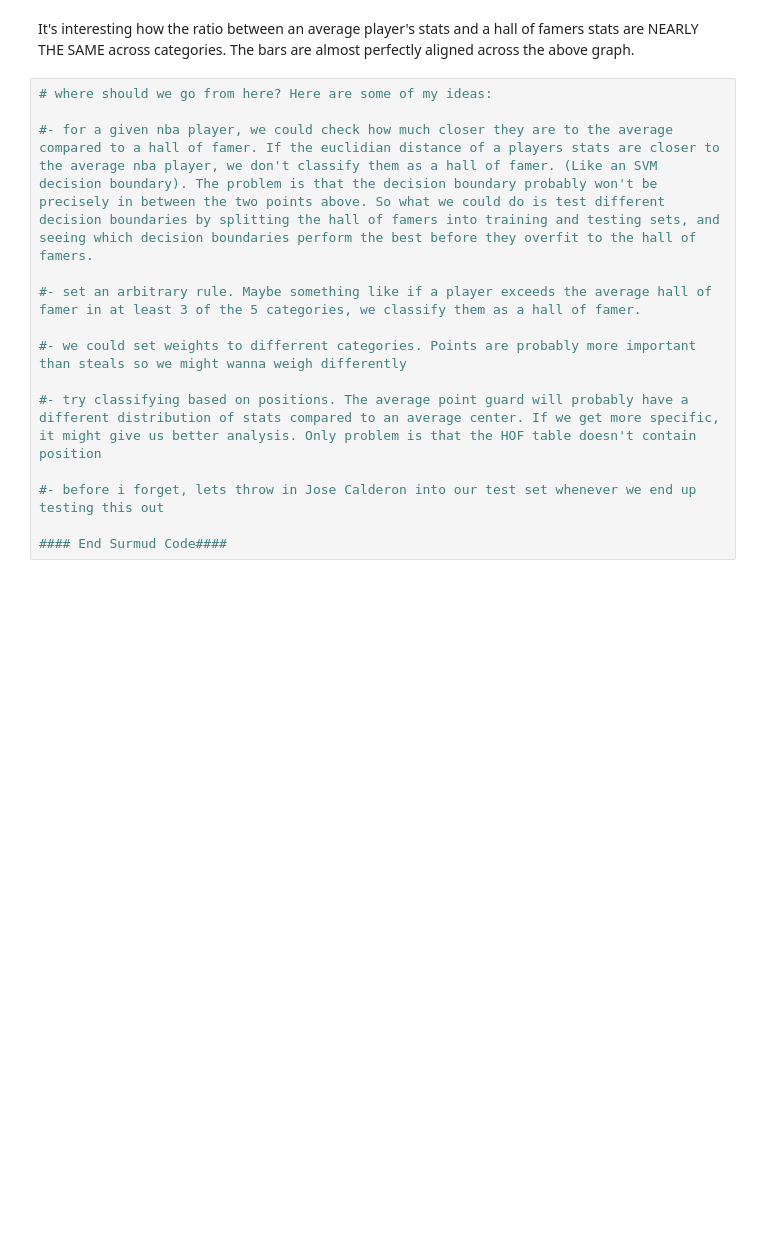
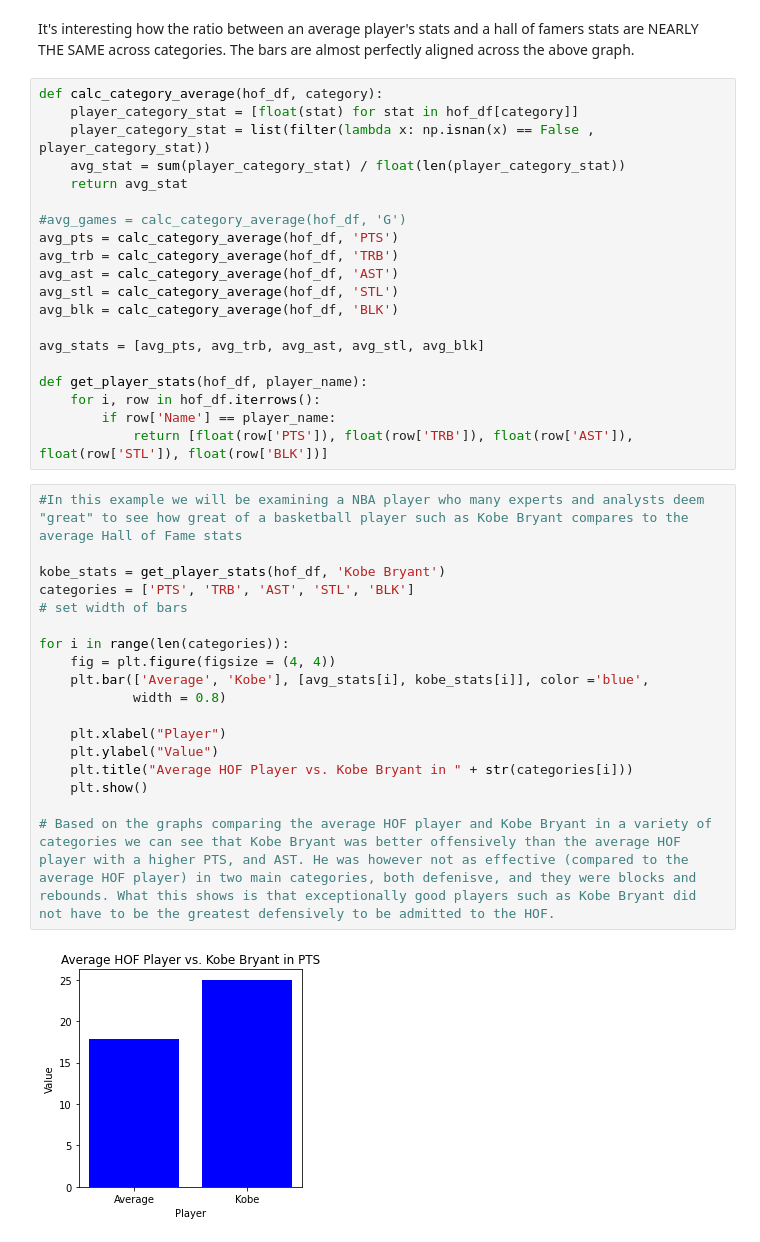
Before and after one commit to surmud/NBA-Hall-of-fame-predictor, a Jupyter notebook: hof.ipynb, the cells around one changed output. Drawn from its saved outputs; the diff is of its cells as text; blank space fills up the shorter version.

```diff
--- a/hof.ipynb
+++ b/hof.ipynb
@@ -191,17 +191,43 @@ Text(0.5, 1.0, 'Steals')
 [figure]
 # %% [markdown]
 It's interesting how the ratio between an average player's stats and a hall of famers stats are NEARLY THE SAME across categories. The bars are almost perfectly aligned across the above graph.
-# %%
-# where should we go from here? Here are some of my ideas:
-
-#- for a given nba player, we could check how much closer they are to the average compared to a hall of famer. If the euclidian distance of a players stats are closer to the average nba player, we don't classify them as a hall of famer. (Like an SVM decision boundary). The problem is that the decision boundary probably won't be precisely in between the two points above. So what we could do is test different decision boundaries by splitting the hall of famers into training and testing sets, and seeing which decision boundaries perform the best before they overfit to the hall of famers.
-
-#- set an arbitrary rule. Maybe something like if a player exceeds the average hall of famer in at least 3 of the 5 categories, we classify them as a hall of famer.
-
-#- we could set weights to differrent categories. Points are probably more important than steals so we might wanna weigh differently
-
-#- try classifying based on positions. The average point guard will probably have a different distribution of stats compared to an average center. If we get more specific, it might give us better analysis. Only problem is that the HOF table doesn't contain position
-
-#- before i forget, lets throw in Jose Calderon into our test set whenever we end up testing this out
-
-#### End Surmud Code####
+# %%
+def calc_category_average(hof_df, category):
+    player_category_stat = [float(stat) for stat in hof_df[category]]
+    player_category_stat = list(filter(lambda x: np.isnan(x) == False , player_category_stat))
+    avg_stat = sum(player_category_stat) / float(len(player_category_stat))
+    return avg_stat
+
+#avg_games = calc_category_average(hof_df, 'G')
+avg_pts = calc_category_average(hof_df, 'PTS')
+avg_trb = calc_category_average(hof_df, 'TRB')
+avg_ast = calc_category_average(hof_df, 'AST')
+avg_stl = calc_category_average(hof_df, 'STL')
+avg_blk = calc_category_average(hof_df, 'BLK')
+
+avg_stats = [avg_pts, avg_trb, avg_ast, avg_stl, avg_blk]
+
+def get_player_stats(hof_df, player_name):
+    for i, row in hof_df.iterrows():
+        if row['Name'] == player_name:
+            return [float(row['PTS']), float(row['TRB']), float(row['AST']), float(row['STL']), float(row['BLK'])]
+# %%
+#In this example we will be examining a NBA player who many experts and analysts deem "great" to see how great of a basketball player such as Kobe Bryant compares to the average Hall of Fame stats
+
+kobe_stats = get_player_stats(hof_df, 'Kobe Bryant')
+categories = ['PTS', 'TRB', 'AST', 'STL', 'BLK']
+# set width of bars
+
+for i in range(len(categories)):
+    fig = plt.figure(figsize = (4, 4))
+    plt.bar(['Average', 'Kobe'], [avg_stats[i], kobe_stats[i]], color ='blue',
+            width = 0.8)
+
+    plt.xlabel("Player")
+    plt.ylabel("Value")
+    plt.title("Average HOF Player vs. Kobe Bryant in " + str(categories[i]))
+    plt.show()
+
+# Based on the graphs comparing the average HOF player and Kobe Bryant in a variety of categories we can see that Kobe Bryant was better offensively than the average HOF player with a higher PTS, and AST. He was however not as effective (compared to the average HOF player) in two main categories, both defenisve, and they were blocks and rebounds. What this shows is that exceptionally good players such as Kobe Bryant did not have to be the greatest defensively to be admitted to the HOF.
+# %% [output]
+[figure, added]
```
Also changed, not shown: parts of 2 cells of this notebook.
